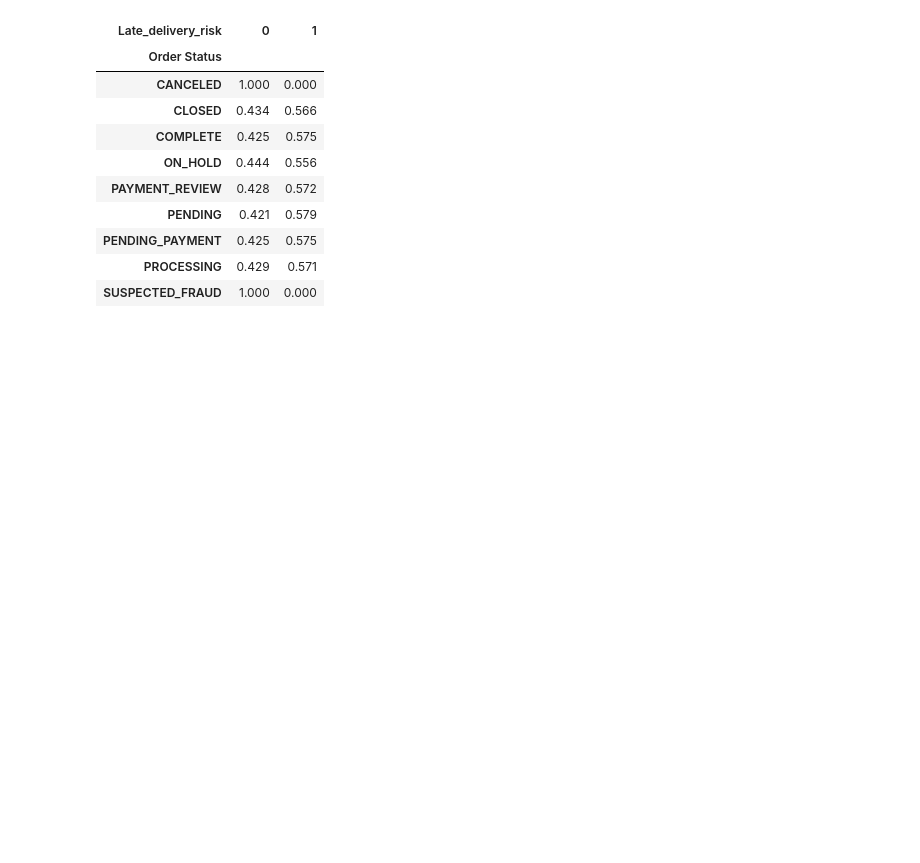
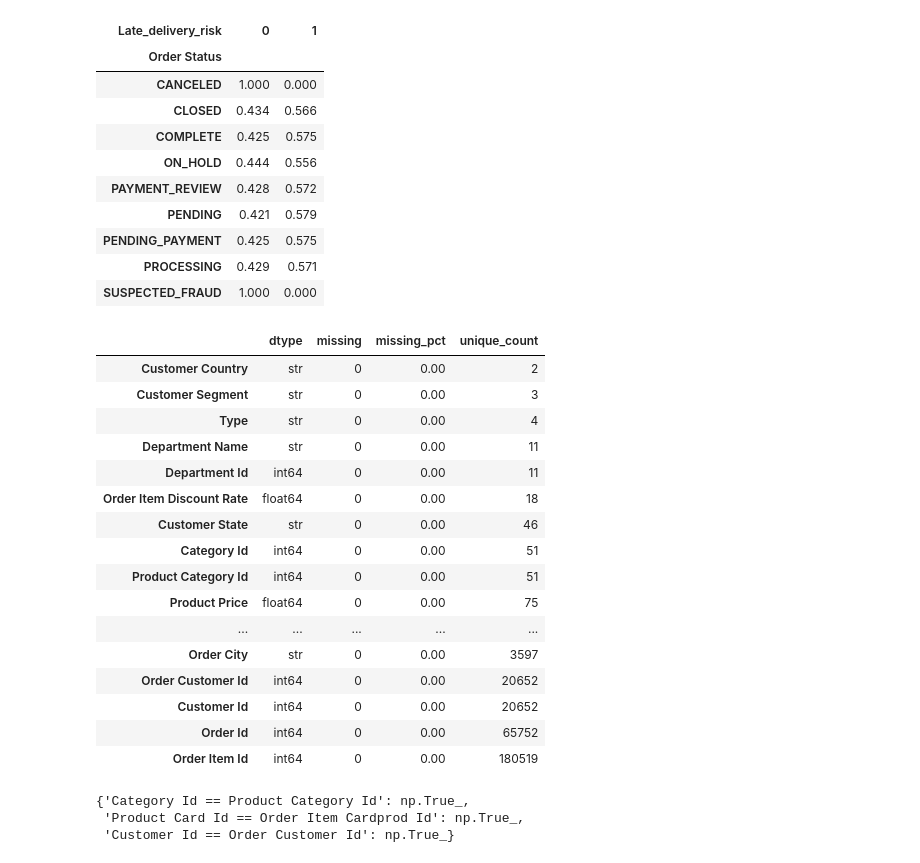
Before and after one commit to elhamrouzban/LogiGuard, a Jupyter notebook: notebooks/01_data_understanding.ipynb, the cells around one changed output. Cells and saved outputs as stored; diff of their text form; code cells hidden in the pictures; blank space fills up the shorter version.

```diff
--- a/notebooks/01_data_understanding.ipynb
+++ b/notebooks/01_data_understanding.ipynb
@@ -996,3 +996,73 @@ pd.crosstab(
 | PENDING_PAYMENT | 0.425 | 0.575 |
 | PROCESSING | 0.429 | 0.571 |
 | SUSPECTED_FRAUD | 1.000 | 0.000 |
+# %%
+not_reviewed_cols = [
+    "Type",
+    "Category Id",
+    "Customer City",
+    "Customer Country",
+    "Customer Id",
+    "Customer Segment",
+    "Customer State",
+    "Customer Zipcode",
+    "Department Id",
+    "Department Name",
+    "Order City",
+    "Order Country",
+    "Order Customer Id",
+    "Order Id",
+    "Order Item Cardprod Id",
+    "Order Item Discount Rate",
+    "Order Item Id",
+    "Order State",
+    "Order Zipcode",
+    "Product Card Id",
+    "Product Category Id",
+    "Product Name",
+    "Product Price",
+]
+
+not_reviewed_summary = pd.DataFrame({
+    "dtype": df[not_reviewed_cols].dtypes,
+    "missing": df[not_reviewed_cols].isna().sum(),
+    "missing_pct": (df[not_reviewed_cols].isna().mean() * 100).round(2),
+    "unique_count": df[not_reviewed_cols].nunique(dropna=False),
+})
+
+not_reviewed_summary.sort_values("unique_count")
+# %% [output]
+|  | dtype | missing | missing_pct | unique_count |
+| Customer Country | str | 0 | 0.00 | 2 |
+| Customer Segment | str | 0 | 0.00 | 3 |
+| Type | str | 0 | 0.00 | 4 |
+| Department Name | str | 0 | 0.00 | 11 |
+| Department Id | int64 | 0 | 0.00 | 11 |
+| Order Item Discount Rate | float64 | 0 | 0.00 | 18 |
+| Customer State | str | 0 | 0.00 | 46 |
+| Category Id | int64 | 0 | 0.00 | 51 |
+| Product Category Id | int64 | 0 | 0.00 | 51 |
+| Product Price | float64 | 0 | 0.00 | 75 |
+| ... | ... | ... | ... | ... |
+| Order City | str | 0 | 0.00 | 3597 |
+| Order Customer Id | int64 | 0 | 0.00 | 20652 |
+| Customer Id | int64 | 0 | 0.00 | 20652 |
+| Order Id | int64 | 0 | 0.00 | 65752 |
+| Order Item Id | int64 | 0 | 0.00 | 180519 |
+# %%
+redundancy_checks = {
+    "Category Id == Product Category Id":
+        (df["Category Id"] == df["Product Category Id"]).all(),
+
+    "Product Card Id == Order Item Cardprod Id":
+        (df["Product Card Id"] == df["Order Item Cardprod Id"]).all(),
+
+    "Customer Id == Order Customer Id":
+        (df["Customer Id"] == df["Order Customer Id"]).all(),
+}
+
+redundancy_checks
+# %% [output]
+{'Category Id == Product Category Id': np.True_,
+ 'Product Card Id == Order Item Cardprod Id': np.True_,
+ 'Customer Id == Order Customer Id': np.True_}
```
Also changed, not shown: parts of 16 cells of this notebook, 1 other file.
